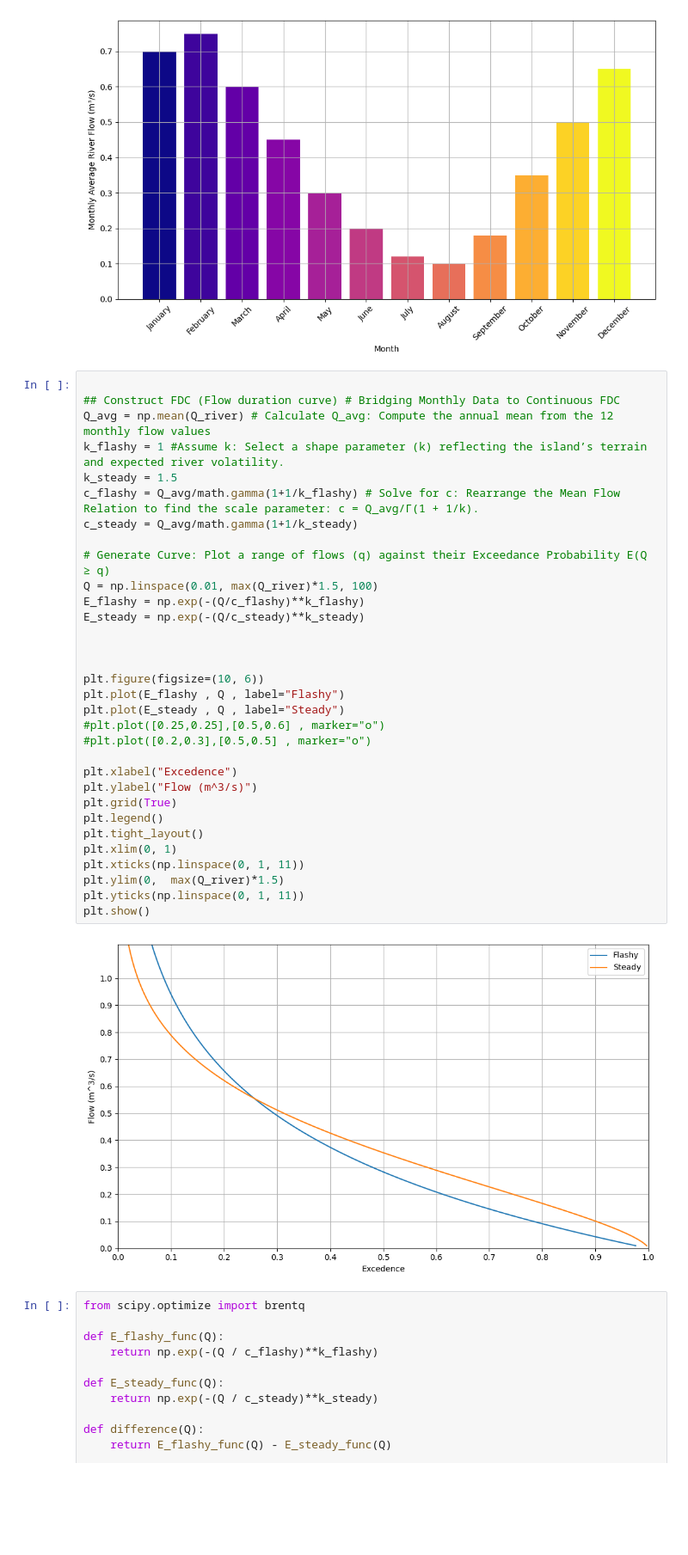
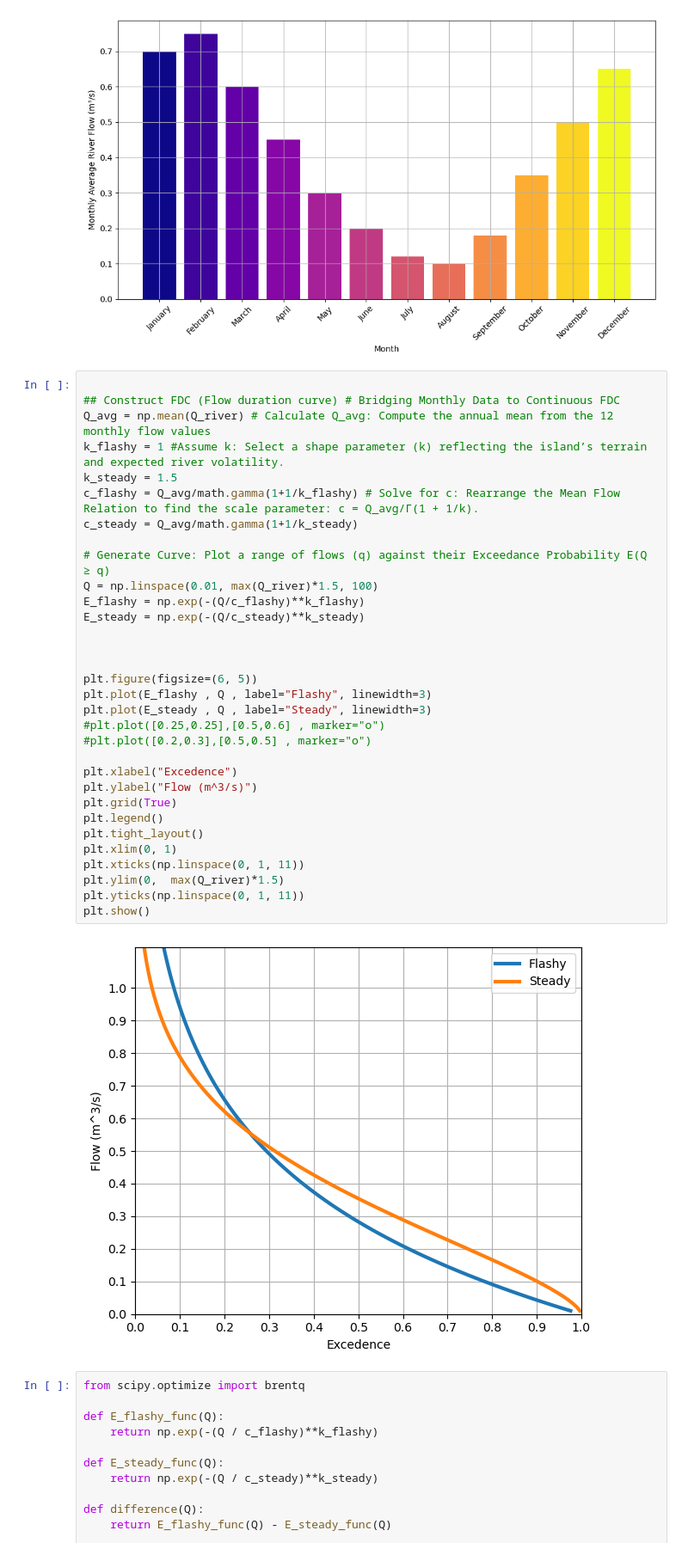
Before and after one commit to c-radicallis/RenewableEnergies_project, a Jupyter notebook: 3_HydropowerResource_YieldModeling.ipynb, the cells around one changed output. Shown at 86% size. Saved outputs shown, nothing was run; the diff lists cells and outputs as text; blank space fills up the shorter version.

Commit message:
changed FDC figure size

```diff
--- a/3_HydropowerResource_YieldModeling.ipynb
+++ b/3_HydropowerResource_YieldModeling.ipynb
@@ -25,37 +25,37 @@ plt.show()
 # %%
 
 ## Construct FDC (Flow duration curve) # Bridging Monthly Data to Continuous FDC
 Q_avg = np.mean(Q_river) # Calculate Q_avg: Compute the annual mean from the 12 monthly flow values
 k_flashy = 1 #Assume k: Select a shape parameter (k) reflecting the island’s terrain and expected river volatility.
 k_steady = 1.5
 c_flashy = Q_avg/math.gamma(1+1/k_flashy) # Solve for c: Rearrange the Mean Flow Relation to find the scale parameter: c = Q_avg/Γ(1 + 1/k).
 c_steady = Q_avg/math.gamma(1+1/k_steady)
 
 # Generate Curve: Plot a range of flows (q) against their Exceedance Probability E(Q ≥ q)
 Q = np.linspace(0.01, max(Q_river)*1.5, 100)
 E_flashy = np.exp(-(Q/c_flashy)**k_flashy)
 E_steady = np.exp(-(Q/c_steady)**k_steady)
 
 
 
-plt.figure(figsize=(10, 6))
-plt.plot(E_flashy , Q , label="Flashy")
-plt.plot(E_steady , Q , label="Steady")
+plt.figure(figsize=(6, 5))
+plt.plot(E_flashy , Q , label="Flashy", linewidth=3)
+plt.plot(E_steady , Q , label="Steady", linewidth=3)
 #plt.plot([0.25,0.25],[0.5,0.6] , marker="o")
 #plt.plot([0.2,0.3],[0.5,0.5] , marker="o")
 
 plt.xlabel("Excedence")
 plt.ylabel("Flow (m^3/s)")
 plt.grid(True)
 plt.legend()
 plt.tight_layout()
 plt.xlim(0, 1)
 plt.xticks(np.linspace(0, 1, 11))
 plt.ylim(0,  max(Q_river)*1.5)
 plt.yticks(np.linspace(0, 1, 11))
 plt.show()
 # %% [output]
-[figure, old version]
+[figure, new version]
 # %%
 from scipy.optimize import brentq
 
```
